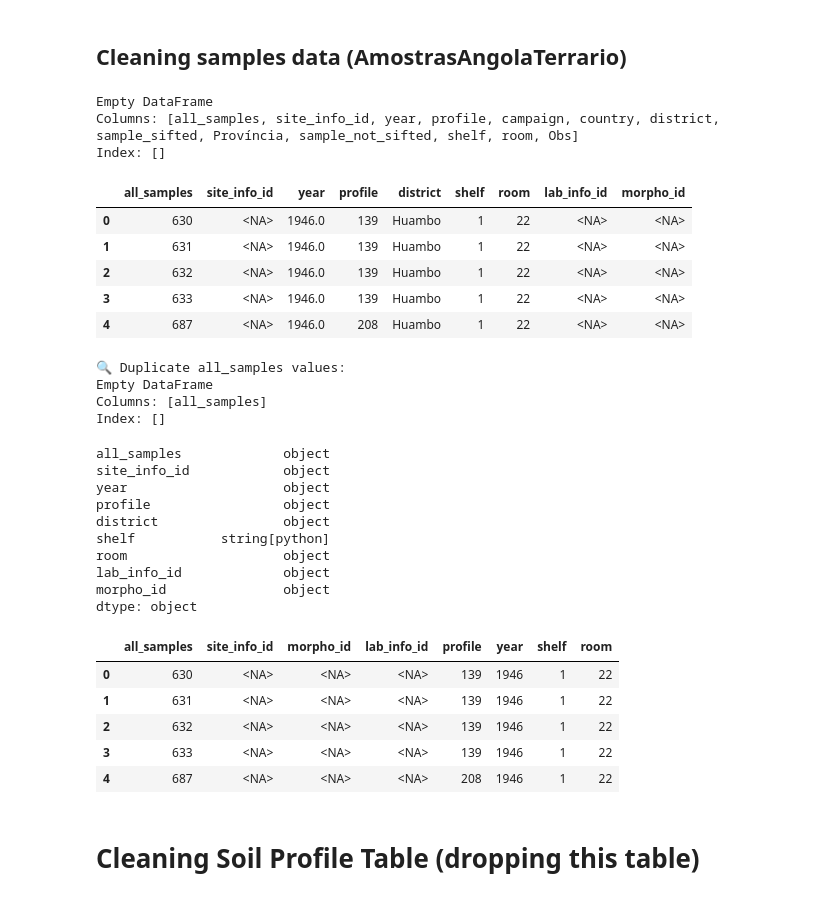
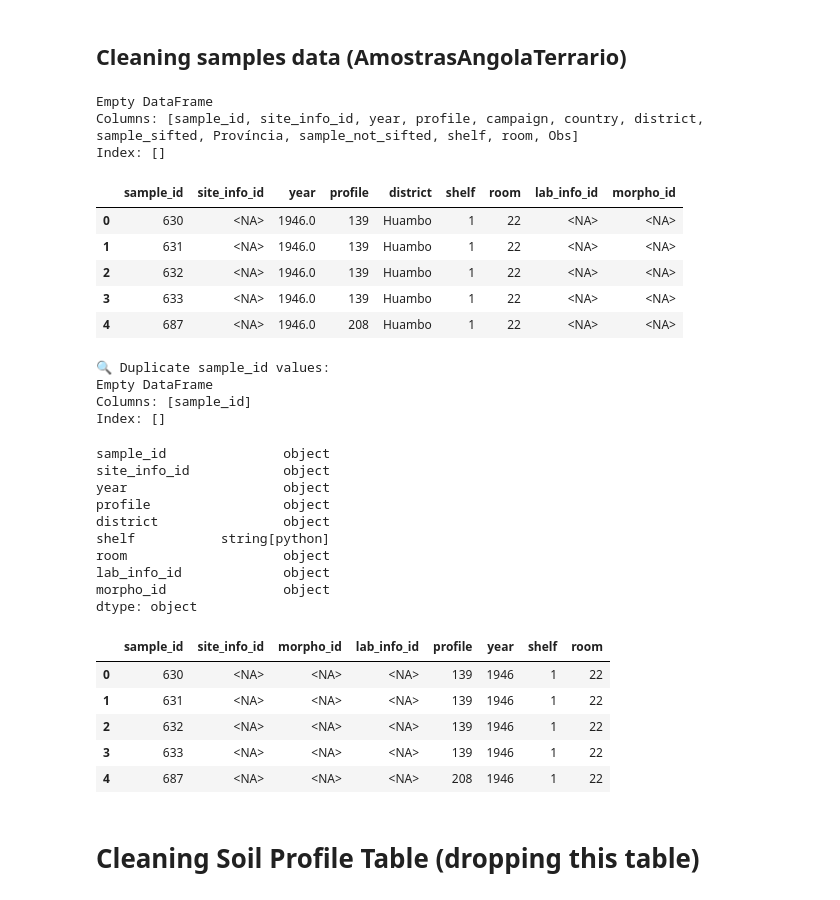
Before and after one commit to inesschwartz/ThesisSoilAngola, a Jupyter notebook: data_cleaning/updated_datacleaning.ipynb, the cells around one changed output. Drawn from its saved outputs; the diff is of its cells as text; code cells hidden in the pictures.

```diff
--- a/data_cleaning/updated_datacleaning.ipynb
+++ b/data_cleaning/updated_datacleaning.ipynb
@@ -17,7 +17,7 @@ elemental_analyses = pd.read_excel("/Users/inesschwartz/GreenDataScience/Thesis/
 # %%
 # Rename columns for clarity
 samples.rename(columns={
-    'Registo': 'all_samples',
+    'Registo': 'sample_id',
     'Nº Campo': 'site_info_id',
     'Ano': 'year',
     'Perfil': 'profile',
@@ -39,7 +39,7 @@ samples_cleaning = samples.drop(columns=[
 # samples_cleaning.insert(0, 'sample_id', range(1, len(samples_cleaning) + 1))
 
 # This will show all rows that are duplicates (keep=False shows all duplicates, not just subsequent ones)
-duplicates1 = samples[samples.duplicated('all_samples',keep=False)]
+duplicates1 = samples[samples.duplicated('sample_id',keep=False)]
 print(duplicates1)
 
 # Add empty FK columns
@@ -48,12 +48,12 @@ samples_cleaning['morpho_id'] = pd.NA
 samples_cleaning['site_info_id'] = pd.NA
 # %% [output]
 Empty DataFrame
-Columns: [all_samples, site_info_id, year, profile, campaign, country, district, sample_sifted, Província, sample_not_sifted, shelf, room, Obs]
+Columns: [sample_id, site_info_id, year, profile, campaign, country, district, sample_sifted, Província, sample_not_sifted, shelf, room, Obs]
 Index: []
 # %%
 samples_cleaning.head()
 # %% [output]
-|  | all_samples | site_info_id | year | profile | district | shelf | room | lab_info_id | morpho_id |
+|  | sample_id | site_info_id | year | profile | district | shelf | room | lab_info_id | morpho_id |
 | 0 | 630 | <NA> | 1946.0 | 139 | Huambo | 1 | 22 | <NA> | <NA> |
 | 1 | 631 | <NA> | 1946.0 | 139 | Huambo | 1 | 22 | <NA> | <NA> |
 | 2 | 632 | <NA> | 1946.0 | 139 | Huambo | 1 | 22 | <NA> | <NA> |
@@ -76,23 +76,23 @@ samples_cleaning['year'] = samples_cleaning['year'].apply(
 )
 
 # Convert sample_id to string (no truncation unless necessary)
-samples_cleaning['all_samples'] = samples_cleaning['all_samples'].astype(str).str.strip()
+samples_cleaning['sample_id'] = samples_cleaning['sample_id'].astype(str).str.strip()
 
 # Check for duplicates AFTER conversion
-duplicate_ids = samples_cleaning[samples_cleaning.duplicated('all_samples', keep=False)]
-print("🔍 Duplicate all_samples values:")
-print(duplicate_ids[['all_samples']])
+duplicate_ids = samples_cleaning[samples_cleaning.duplicated('sample_id', keep=False)]
+print("🔍 Duplicate sample_id values:")
+print(duplicate_ids[['sample_id']])
 
 samples_cleaning1 = samples_cleaning
 # %% [output]
-🔍 Duplicate all_samples values:
+🔍 Duplicate sample_id values:
 Empty DataFrame
-Columns: [all_samples]
+Columns: [sample_id]
 Index: []
 # %%
 samples_cleaning1.dtypes
 # %% [output]
-all_samples             object
+sample_id               object
 site_info_id            object
 year                    object
 profile                 object
@@ -105,19 +105,19 @@ dtype: object
 # %%
 # Reorder to match DB schema
 samples_check = samples_cleaning1[[
-    'all_samples',
+    'sample_id',
     'site_info_id',
     'morpho_id',
     'lab_info_id',
     'profile',
     'year',
     'shelf',
     'room'
 ]]
 
 samples_check.head()
 # %% [output]
-|  | all_samples | site_info_id | morpho_id | lab_info_id | profile | year | shelf | room |
+|  | sample_id | site_info_id | morpho_id | lab_info_id | profile | year | shelf | room |
 | 0 | 630 | <NA> | <NA> | <NA> | 139 | 1946 | 1 | 22 |
 | 1 | 631 | <NA> | <NA> | <NA> | 139 | 1946 | 1 | 22 |
 | 2 | 632 | <NA> | <NA> | <NA> | 139 | 1946 | 1 | 22 |
```
Also changed, not shown: parts of 2 cells of this notebook.
